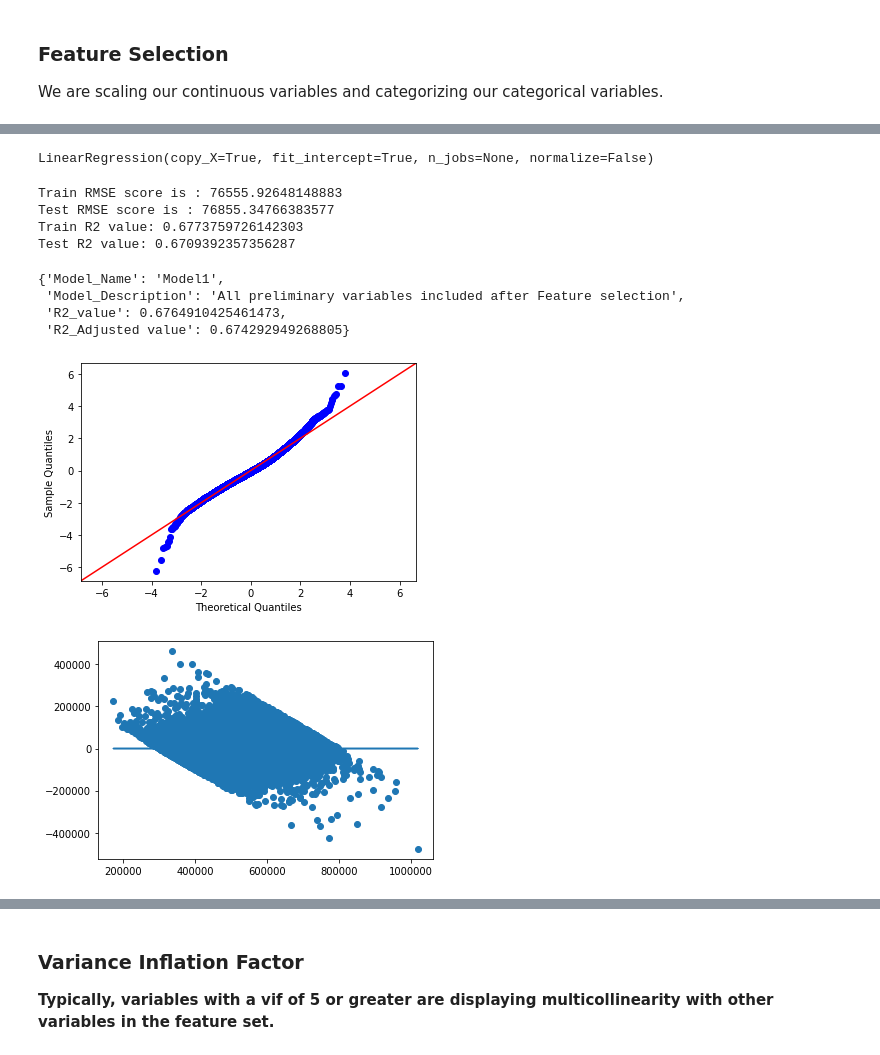
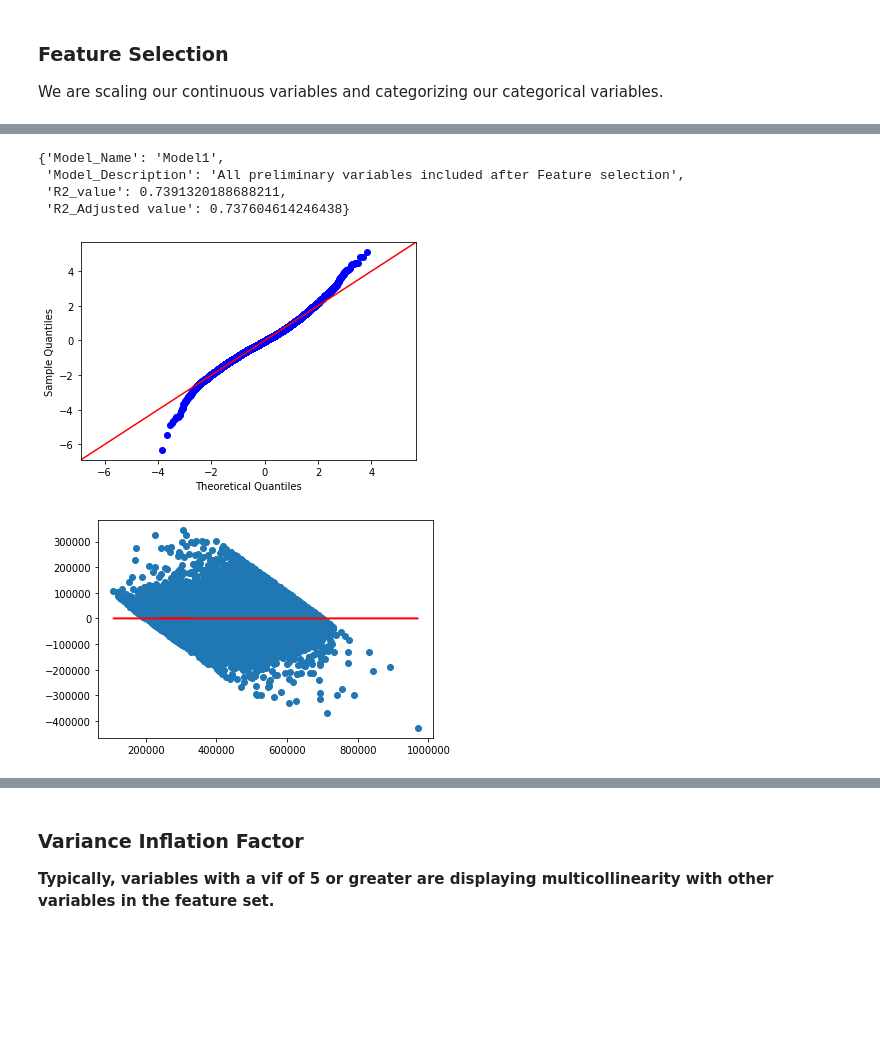
Before and after one commit to Menonvid/King-county, a Jupyter notebook: student.ipynb, the cells around one changed output, grey strips where cells are left out. Saved outputs shown, nothing was run; the diff lists cells and outputs as text; code cells hidden in the pictures; blank space fills up the shorter version.

```diff
--- a/student.ipynb
+++ b/student.ipynb
@@ -436,7 +458,8 @@ plt.xlabel("Renovated");
 ### Selecting our data based on the price of the house
 # %%
 # Creating a new data frame for prices between 300000 and 800000
-king_data_price=king_data[(king_data['price'] >= 300000) & (king_data['price'] <= 800000)]
+king_data_price=king_data[(king_data['price'] >= 200000) & (king_data['price'] <= 700000)]
+#king_data_price=king_data[(king_data['price'] <= 800000)]
 king_data_price
 log_king=king_data_price.copy()
 len(king_data_price)
@@ -720,28 +741,19 @@ results_final
 ### Feature Selection
 We are scaling our continuous variables and categorizing our categorical variables.
 # %%
-scaled_bed = (king_data_price.bedrooms - king_data_price.bedrooms.mean()) / king_data_price.bedrooms.std()
-scaled_bath = (king_data_price.bathrooms - king_data_price.bathrooms.mean()) / king_data_price.bathrooms.std()
-scaled_floors = (king_data_price.floors - king_data_price.floors.mean()) /king_data_price.floors.std()
-scaled_basement = (king_data_price.sqft_basement - king_data_price.sqft_basement.mean()) / king_data_price.sqft_basement.std()
-scaled_lot = (king_data_price.sqft_lot - king_data_price.sqft_lot.mean()) / king_data_price.sqft_lot.std()
-scaled_built = (king_data_price.yr_built - king_data_price.yr_built.mean()) / king_data_price.yr_built.std()
-scaled_lat = (king_data_price.lat - king_data_price.lat.mean()) / king_data_price.lat.std()
-scaled_long = (king_data_price.long - king_data_price.long.mean()) / king_data_price.long.std()
-scaled_sqft_living15 = (king_data_price.sqft_living15 - king_data_price.sqft_living15.mean()) / king_data_price.sqft_living15.std()
-scaled_miles_to_belle = (king_data_price.miles_to_belle - king_data_price.miles_to_belle.mean()) / king_data_price.miles_to_belle.std()
+cont_var=['bedrooms','bathrooms','floors','sqft_basement','sqft_lot','yr_built','lat','long','sqft_living15','miles_to_belle']
+
+# Normalizing the continuous variables
+new_cont = king_data_price[cont_var]
+
+# Normalize the varibales(subract from the mean and divide by std dev.)
+
+def normalize(feature):
+    return (feature - feature.mean()) / feature.std()
+
+new_norm = new_cont.apply(normalize)
 
 data_final = pd.DataFrame([])
-data_final['bedrooms'] = scaled_bed
-data_final['bathrooms'] = scaled_bath
-data_final['floor'] = scaled_floors
-data_final['basement'] = scaled_basement
-data_final['sqft_lot'] = scaled_lot
-data_final['built'] = scaled_built
-data_final['lat'] = scaled_lat
-data_final['long'] = scaled_long
-data_final['sqft_liv'] = scaled_sqft_living15
-data_final['miles_belle'] = scaled_miles_to_belle
 
 grade_dummies = pd.get_dummies(king_data_price['grade'], prefix='grade', drop_first=True)
 condition_dummies = pd.get_dummies(king_data_price['condition'], prefix='cond', drop_first=True)
@@ -751,7 +763,6 @@ zipcode_dummies = pd.get_dummies(king_data_price['zipcode'], prefix='zip', drop_
 reno_dummies = pd.get_dummies(king_data_price['renovated'], prefix='reno', drop_first=True)
 
 sale_price = king_data_price['price']
-data_final = pd.concat([sale_price,data_final,grade_dummies,condition_dummies,zipcode_dummies,view_dummies,waterfront_dummies,reno_dummies], axis=1)
-#data_final.info()
+data_final = pd.concat([sale_price,new_norm,grade_dummies,condition_dummies,zipcode_dummies,view_dummies,waterfront_dummies,reno_dummies], axis=1)
 # %%
 data_final=data_final.rename({'view_1.0':'view_1','view_2.0':'view_2','view_3.0':'view_3','view_4.0':'view_4','water_1.0':'water_1'}, axis=1)
@@ -817,31 +829,5 @@ OLS Regression Results
 Warnings:
 [1] Standard Errors assume that the covariance matrix of the errors is correctly specified.
-# %%
-y = data_final['price']
-X = predictors_1
-
-X_train, X_test, y_train, y_test = train_test_split(predictors_1, data_final['price'], test_size=0.25)
-
-linreg = LinearRegression()
-linreg.fit(X_train,y_train)
-y_train_hat = linreg.predict(X_train)
-y_test_hat = linreg.predict(X_test)
-
-train_rmse = np.sqrt(mean_squared_error(y_train, y_train_hat))
-test_rmse = np.sqrt(mean_squared_error(y_test, y_test_hat))
-
-print('Train RMSE score is :',train_rmse)
-print('Test RMSE score is :',test_rmse)
-train_r_squared = r2_score(y_train, y_train_hat)
-test_r_squared = r2_score(y_test, y_test_hat)
-print('Train R2 value:',train_r_squared)
-print('Test R2 value:',test_r_squared)
-# %% [output]
-LinearRegression(copy_X=True, fit_intercept=True, n_jobs=None, normalize=False)
-Train RMSE score is : 76555.92648148883
-Test RMSE score is : 76855.34766383577
-Train R2 value: 0.6773759726142303
-Test R2 value: 0.6709392357356287
 # %%
 results = store_results_to_dict('Model1','All preliminary variables included after Feature selection'
                                      ,model1.rsquared, model1.rsquared_adj)
@@ -850,8 +836,8 @@ results
 # %% [output]
 {'Model_Name': 'Model1',
  'Model_Description': 'All preliminary variables included after Feature selection',
- 'R2_value': 0.6764910425461473,
- 'R2_Adjusted value': 0.674292949268805}
+ 'R2_value': 0.7391320188688211,
+ 'R2_Adjusted value': 0.737604614246438}
 # %%
 results_final.append(results)
 # %%
@@ -861,10 +847,10 @@ import scipy.stats as stats
 
 fig = sm.graphics.qqplot(model1.resid, dist=stats.norm, line='45', fit=True)
 # %% [output]
-[figure, old version]
+[figure, new version]
 # %%
 plt.scatter(model1.predict(predictors_1), model1.resid)
-plt.plot(model1.predict(predictors_1), [0 for i in range(len(predictors_1))]);
+plt.plot(model1.predict(predictors_1), [0 for i in range(len(predictors_1))],c='red');
 # %% [output]
-[figure, old version]
+[figure, new version]
 # %%
```
Also changed, not shown: parts of 60 cells of this notebook.
